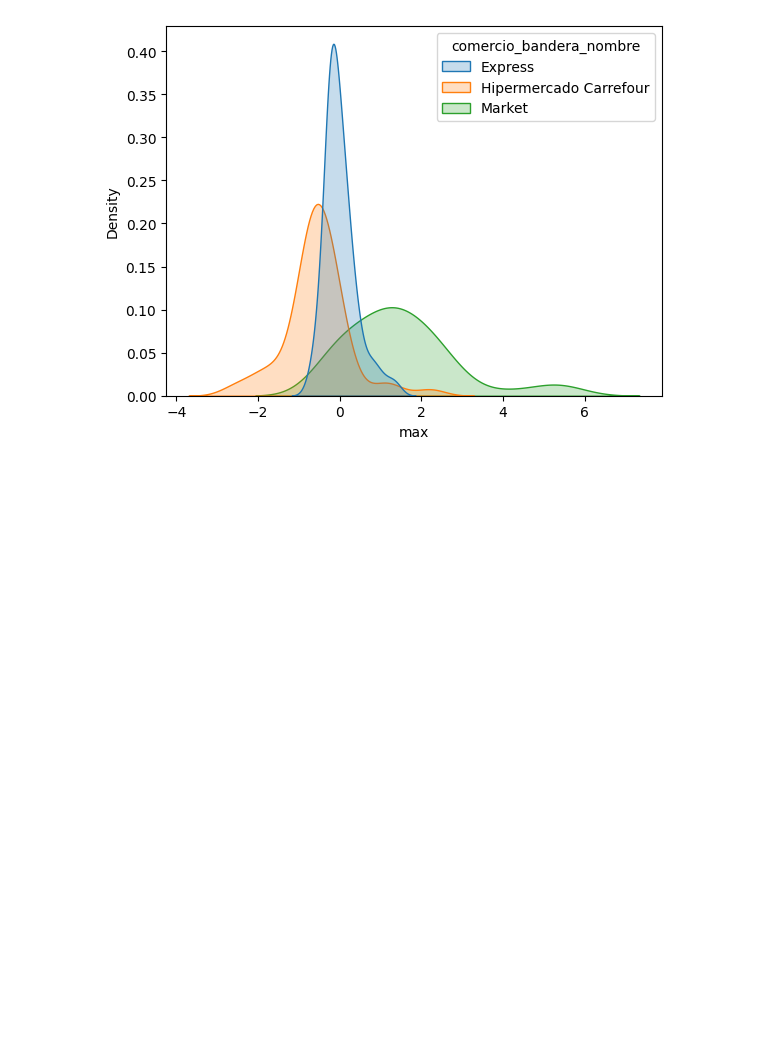
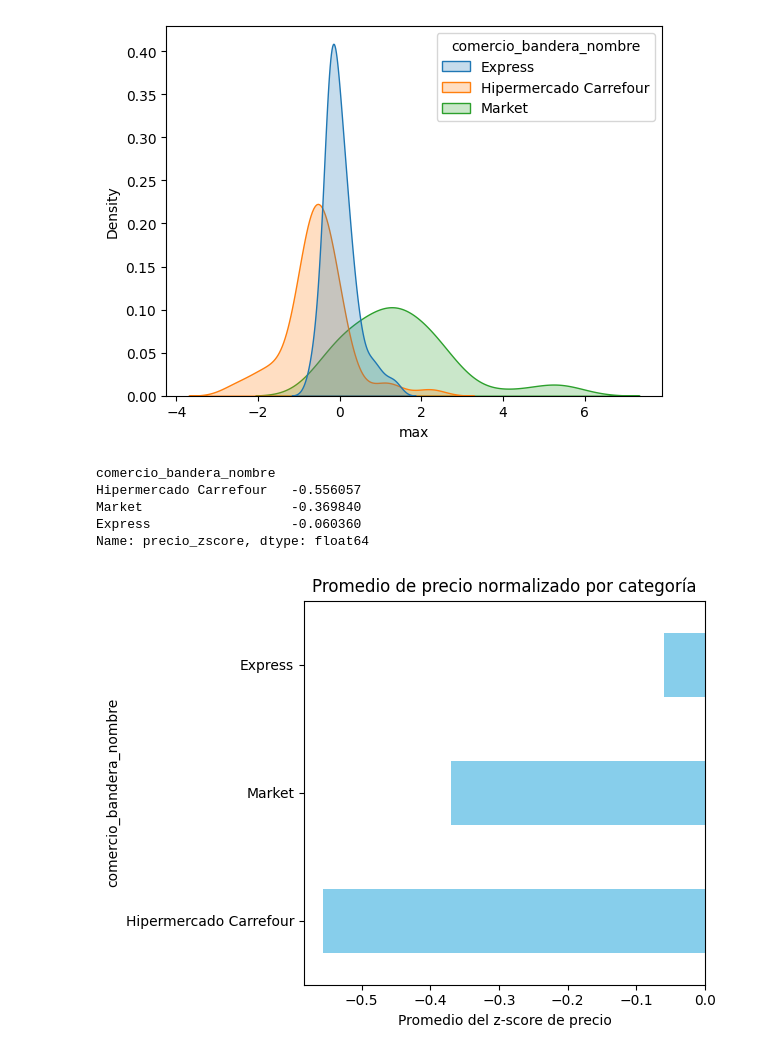
Before and after one commit to CEIA-MBer-ATacc/ceia_add_tps, a Jupyter notebook: TP1/productos/TP1_productos.ipynb, the cells around one changed output. Drawn from its saved outputs; the diff is of its cells as text; code cells hidden in the pictures; blank space fills up the shorter version.

```diff
--- a/TP1/productos/TP1_productos.ipynb
+++ b/TP1/productos/TP1_productos.ipynb
@@ -383,3 +383,21 @@ sns.kdeplot(data=df_sorted, x='max', hue='comercio_bandera_nombre', fill=True)
 plt.show()
 # %% [output]
 [figure]
+# %%
+promedios = productos_df_en_varias_sucursales.groupby('comercio_bandera_nombre')['precio_zscore'].mean().sort_values()
+print(promedios)
+# %% [output]
+comercio_bandera_nombre
+Hipermercado Carrefour   -0.556057
+Market                   -0.369840
+Express                  -0.060360
+Name: precio_zscore, dtype: float64
+# %%
+
+promedios.plot(kind='barh', color='skyblue')
+plt.xlabel('Promedio del z-score de precio')
+plt.title('Promedio de precio normalizado por categoría')
+plt.tight_layout()
+plt.show()
+# %% [output]
+[figure, added]
```
